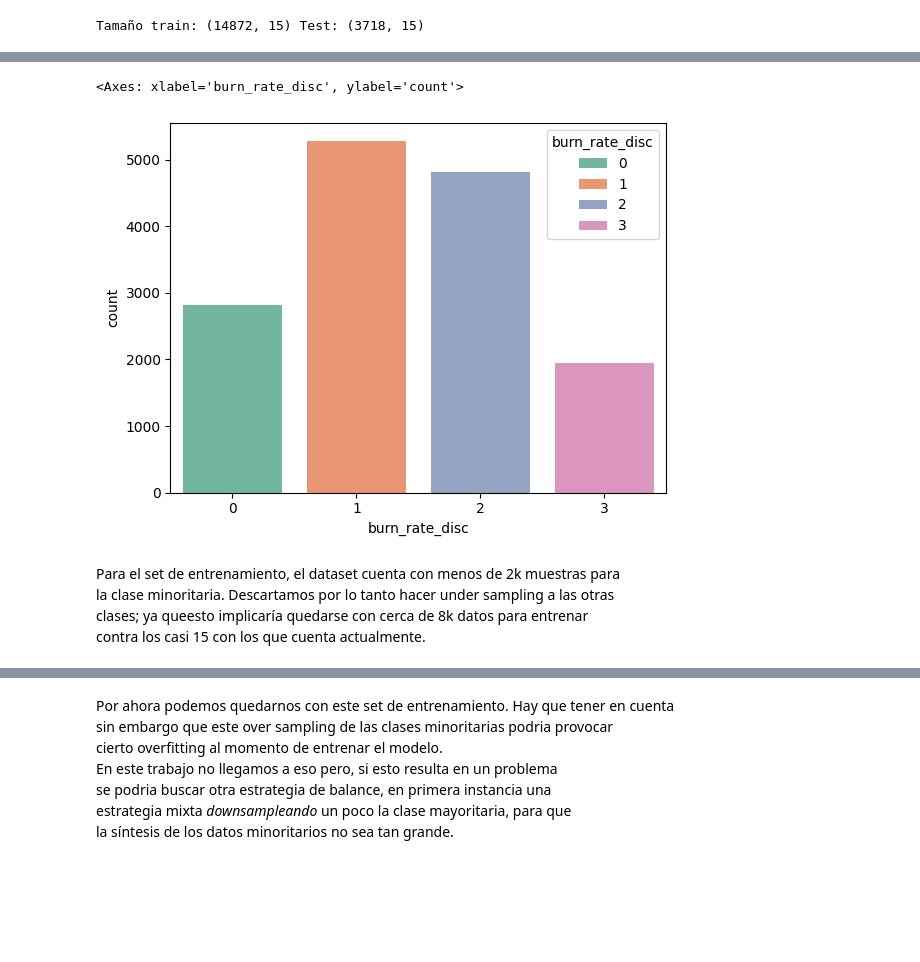
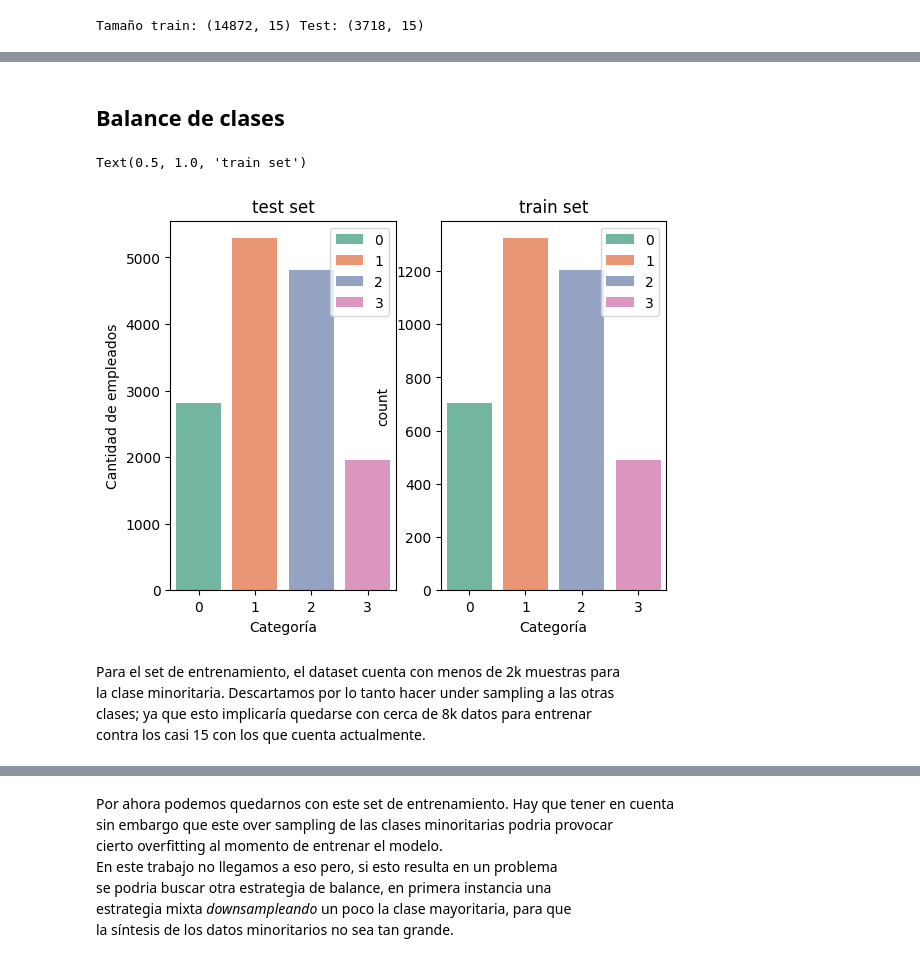
Before and after one commit to kpennington-esc/tp_2_add, a Jupyter notebook: tp_2_add.ipynb, the cells around one changed output, grey strips where cells are left out. Saved outputs shown, nothing was run; the diff lists cells and outputs as text; code cells hidden in the pictures; blank space fills up the shorter version.

```diff
--- a/tp_2_add.ipynb
+++ b/tp_2_add.ipynb
@@ -222,0 +235,4 @@ Tamaño train: (14872, 15) Test: (3718, 15)
+# %%
+kbin_kmeans = KBinsDiscretizer(n_bins=4, encode='ordinal', strategy='kmeans')
+y_train = kbin_kmeans.fit_transform(y_train.values.reshape(-1, 1)).astype(int).squeeze()
+y_test = kbin_kmeans.transform(y_test.values.reshape(-1, 1)).astype(int).squeeze()
@@ -222,0 +277,4 @@ Tamaño train: (14872, 15) Test: (3718, 15)
+# %%
+pipeline.fit(X_train)
+X_train = pipeline.transform(X_train)
+X_test = pipeline.transform(X_test)
@@ -222,0 +283,3 @@ Tamaño train: (14872, 15) Test: (3718, 15)
+# %%
+X_train_preproc = pd.DataFrame(X_train, columns=X_raw.columns)
+X_test_preproc = pd.DataFrame(X_test, columns=X_raw.columns)
@@ -222,0 +334,15 @@ Tamaño train: (14872, 15) Test: (3718, 15)
+# %%
+selector_mi = SelectKBest(score_func=mutual_info_classif, k=15)
+selector_mi.fit(X_train_preproc, y_train)
+selected_indices = selector_mi.get_support()
+selected_features = X_train_preproc.columns[selected_indices]
+scores = selector_mi.scores_[selected_indices]
+feature_scores = pd.DataFrame({
+    'Feature': selected_features,
+    'F_Score': scores
+})
+
+feature_scores_sorted = feature_scores.sort_values(by='F_Score', ascending=False)
+print("\nScores informacion mutua:")
+for idx, row in feature_scores_sorted.iterrows():
+    print(f"{row['Feature']}: {row['F_Score']:.4f}")
@@ -223,12 +413,21 @@ Tamaño train: (14872, 15) Test: (3718, 15)
+# %% [markdown]
+## Balance de clases
 # %%
-sns.countplot(x=y_train, hue=y_train, palette="Set2")
+fig, axes = plt.subplots(1, 2)
+sns.countplot(x=y_train, hue=y_train, palette="Set2", ax=axes[0])
+axes[0].set_xlabel("Categoría")
+axes[0].set_ylabel("Cantidad de empleados")
+axes[0].set_title("test set")
+sns.countplot(x=y_test, hue=y_test, palette="Set2", ax=axes[1])
+axes[1].set_xlabel("Categoría")
+axes[1].set_title("train set")
 # %% [output]
-<Axes: xlabel='burn_rate_disc', ylabel='count'>
+Text(0.5, 1.0, 'train set')
-[figure, old version]
+[figure, new version]
 # %% [markdown]
 Para el set de entrenamiento, el dataset cuenta con menos de 2k muestras para<br>
 la clase minoritaria. Descartamos por lo tanto hacer under sampling a las otras<br>
-clases; ya queesto implicaría quedarse con cerca de 8k datos para entrenar<br>
+clases; ya que esto implicaría quedarse con cerca de 8k datos para entrenar<br>
 contra los casi 15 con los que cuenta actualmente.
 # %%
 smote = SMOTE(random_state=42)
```
Also changed, not shown: parts of 35 cells of this notebook.
